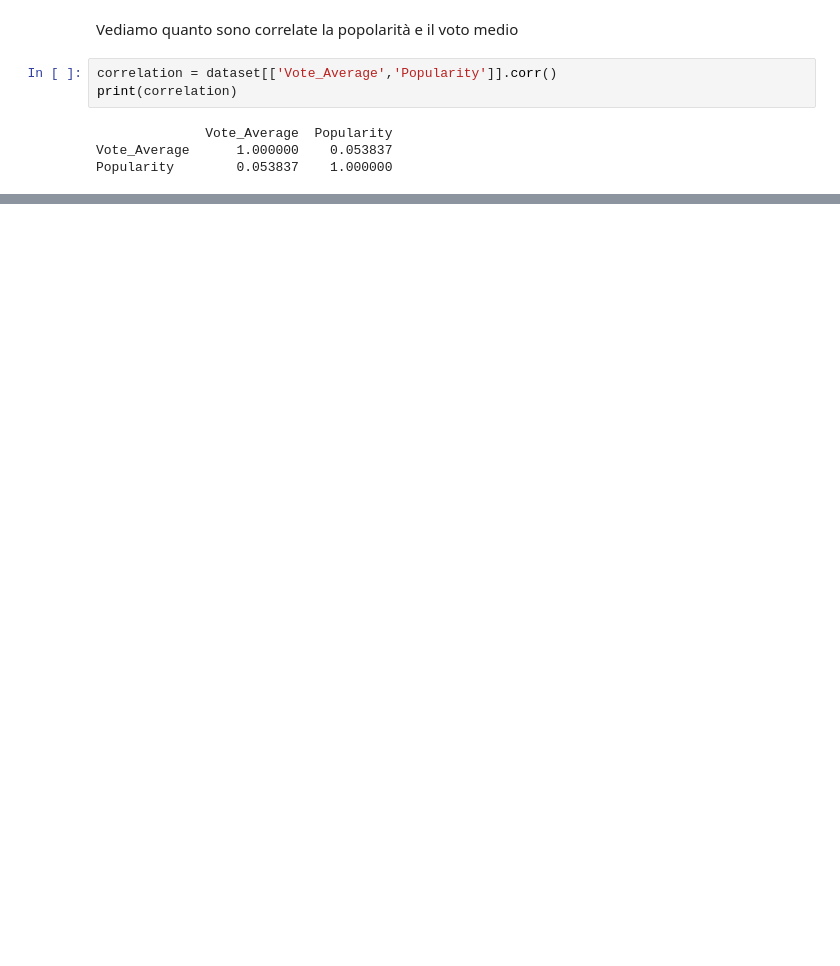
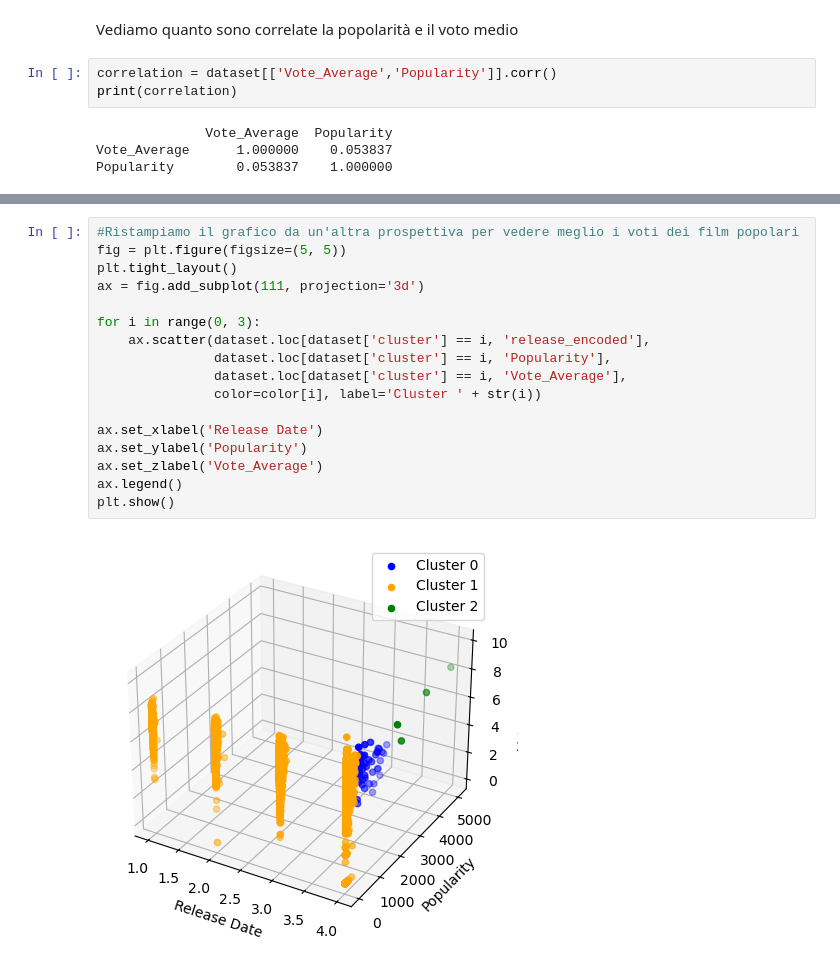
Before and after one commit to giampyhatesyou/Ids, a Jupyter notebook: pr.ipynb, the cells around one changed output, grey strips where cells are left out. Drawn from its saved outputs; the diff is of its cells as text; blank space fills up the shorter version.

```diff
--- a/pr.ipynb
+++ b/pr.ipynb
@@ -606,0 +614,19 @@ Molto interessante
+# %%
+#Ristampiamo il grafico da un'altra prospettiva per vedere meglio i voti dei film popolari
+fig = plt.figure(figsize=(5, 5))
+plt.tight_layout()
+ax = fig.add_subplot(111, projection='3d')
+
+for i in range(0, 3):
+    ax.scatter(dataset.loc[dataset['cluster'] == i, 'release_encoded'],
+               dataset.loc[dataset['cluster'] == i, 'Popularity'],
+               dataset.loc[dataset['cluster'] == i, 'Vote_Average'],
+               color=color[i], label='Cluster ' + str(i))
+
+ax.set_xlabel('Release Date')
+ax.set_ylabel('Popularity')
+ax.set_zlabel('Vote_Average')
+ax.legend()
+plt.show()
+# %% [output]
+[figure, added]
```
Also changed, not shown: parts of 12 cells of this notebook.
